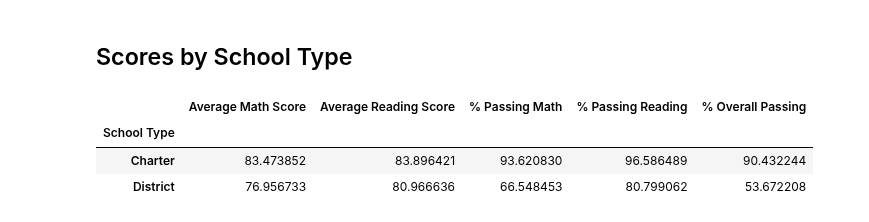
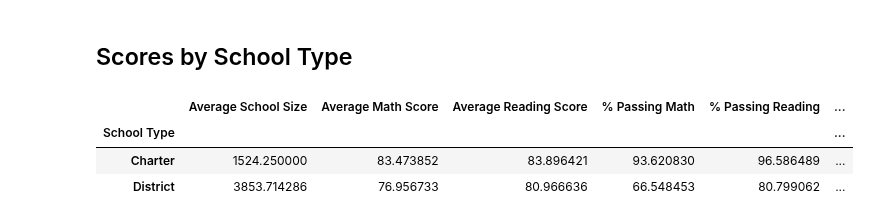
Before and after one commit to NicholasJWiid/pandas_challenge, a Jupyter notebook: PyCitySchools/PyCitySchools_complete.ipynb, the cells around one changed output. Cells and saved outputs as stored; diff of their text form; code cells hidden in the pictures.

```diff
--- a/PyCitySchools/PyCitySchools_complete.ipynb
+++ b/PyCitySchools/PyCitySchools_complete.ipynb
@@ -251,7 +220,3 @@ dtype: float64
-# %%
-# Calculate the total school budget and per capita spending per school from school_data
-per_school_budget =
-per_school_capita =
 # %%
 # Calculate the average test scores per school from school_data_complete
 per_school_math = school_data_complete.groupby(school_data_complete["school_name"])["math_score"].mean()
@@ -400,13 +365,3 @@ per_school_summary
 | Thomas High School | Charter | 1635 | $1,043,130.00 | $638.00 | 83.418349 | ... |
 | Wilson High School | Charter | 2283 | $1,319,574.00 | $578.00 | 83.274201 | ... |
 | Wright High School | Charter | 1800 | $1,049,400.00 | $583.00 | 83.682222 | ... |
-# %%
-# Create a DataFrame called `per_school_summary` with columns for the calculations above.
-per_school_summary =
-
-# Formatting
-per_school_summary["Total School Budget"] = per_school_summary["Total School Budget"].map("${:,.2f}".format)
-per_school_summary["Per Student Budget"] = per_school_summary["Per Student Budget"].map("${:,.2f}".format)
-
-# Display the DataFrame
-per_school_summary
@@ -726,8 +551,8 @@ labels = ["Small (<1000)", "Medium (1000-2000)", "Large (2000-5000)"]
 # Categorize the spending based on the bins
 # Use `pd.cut` on the "Total Students" column of the `per_school_summary` DataFrame.
 
-per_school_summary["School Size"] =
-per_school_summary
+per_school_summary_3["School Size"] = pd.cut(per_school_summary_3["Total Students"], size_bins, labels=labels, include_lowest=True)
+per_school_summary_3
 # %% [output]
 |  | School Type | Total Students | Total School Budget | Per Student Budget | Average Math Score | ... |
 | Bailey High School | District | 4976 | $3,124,928.00 | $628.00 | 77.048432 | ... |
@@ -774,14 +605,24 @@ average_reading_score_by_type = per_school_summary.groupby(["School Type"])["Ave
 average_percent_passing_math_by_type = per_school_summary.groupby(["School Type"])["% Passing Math"].mean()
 average_percent_passing_reading_by_type = per_school_summary.groupby(["School Type"])["% Passing Reading"].mean()
 average_percent_overall_passing_by_type = per_school_summary.groupby(["School Type"])["% Overall Passing"].mean()
+
+# Added extra metric - Average schools size by school type
+average_size_by_type = per_school_summary.groupby(["School Type"])["Total Students"].mean()
 # %%
 # Assemble the new data by type into a DataFrame called `type_summary`
-type_summary =
+type_summary = pd.DataFrame({
+    "Average School Size": average_size_by_type,
+    "Average Math Score": average_math_score_by_type,
+    "Average Reading Score": average_reading_score_by_type,
+    "% Passing Math": average_percent_passing_math_by_type,
+    "% Passing Reading": average_percent_passing_reading_by_type,
+    "% Overall Passing": average_percent_overall_passing_by_type
+})
 
 # Display results
 type_summary
 # %% [output]
-|  | Average Math Score | Average Reading Score | % Passing Math | % Passing Reading | % Overall Passing |
-| School Type |  |  |  |  |  |
-| Charter | 83.473852 | 83.896421 | 93.620830 | 96.586489 | 90.432244 |
-| District | 76.956733 | 80.966636 | 66.548453 | 80.799062 | 53.672208 |
+|  | Average School Size | Average Math Score | Average Reading Score | % Passing Math | % Passing Reading | ... |
+| School Type |  |  |  |  |  | ... |
+| Charter | 1524.250000 | 83.473852 | 83.896421 | 93.620830 | 96.586489 | ... |
+| District | 3853.714286 | 76.956733 | 80.966636 | 66.548453 | 80.799062 | ... |
```
Also changed, not shown: parts of 26 cells of this notebook, 2 other files.
